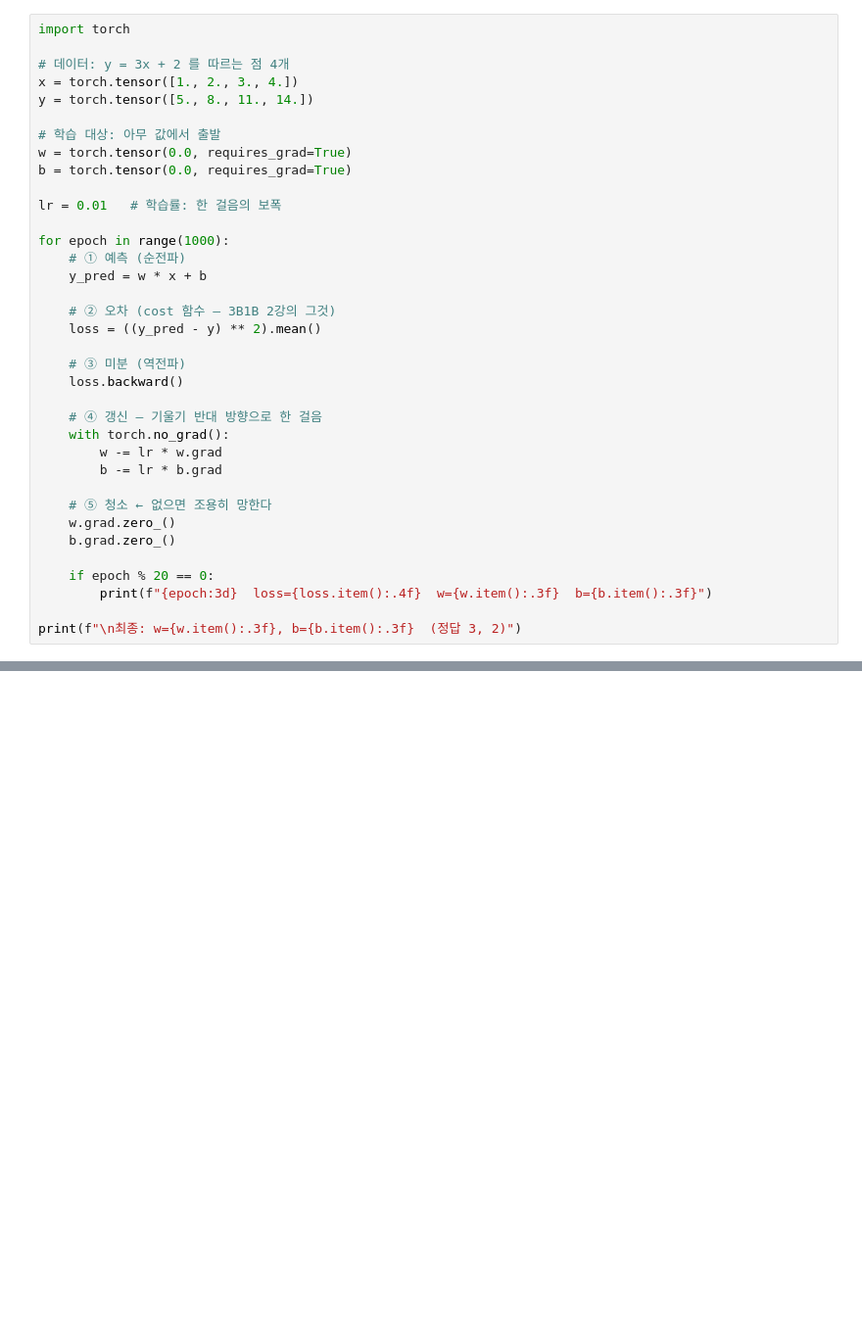
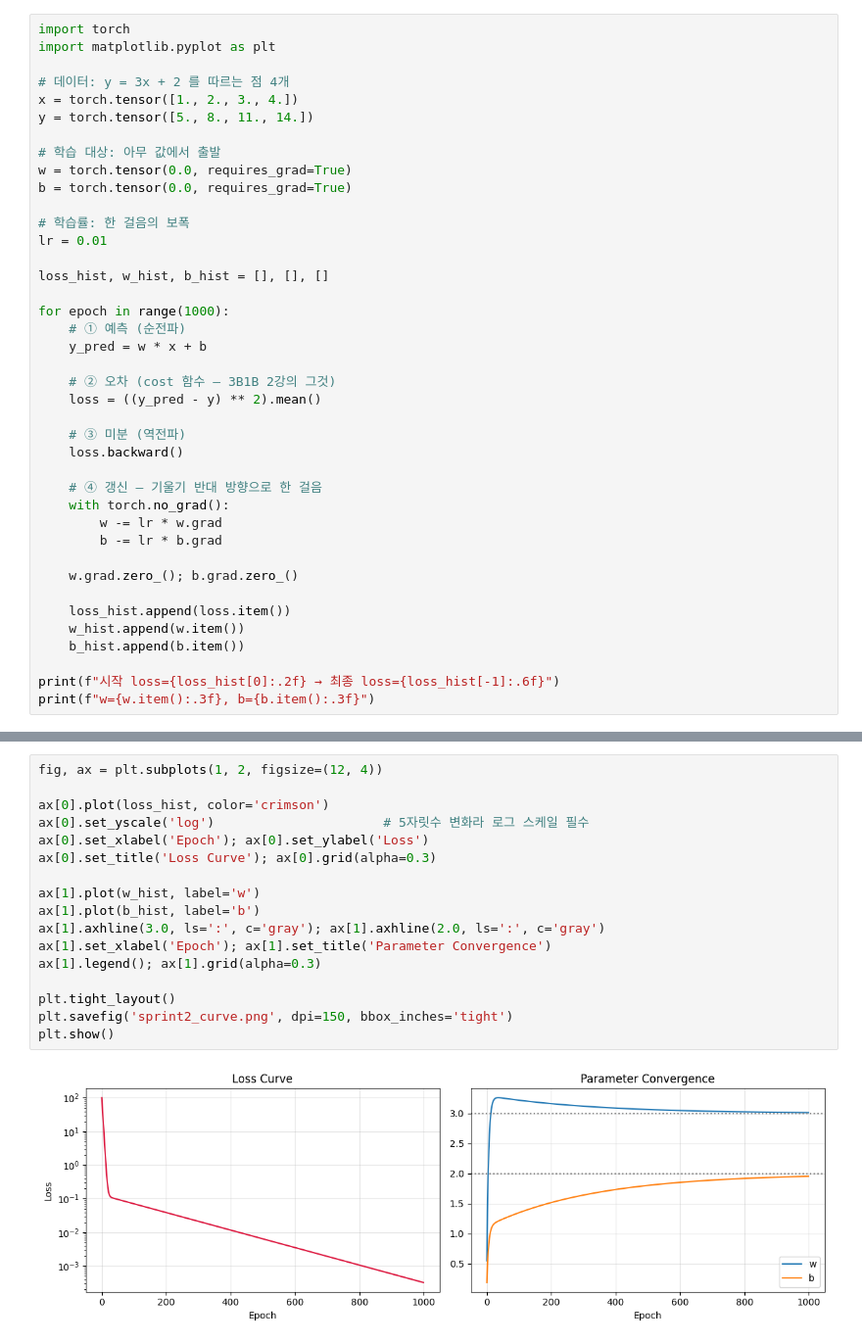
Before and after one commit to jnikem/pytorch-study, a Jupyter notebook: sprint2_training_loop.ipynb, the cells around one changed output, grey strips where cells are left out. Shown at 98% size. Drawn from its saved outputs; the diff is of its cells as text; blank space fills up the shorter version.

Commit message:
sprint2: manual training loop + convergence analysis

```diff
--- a/sprint2_training_loop.ipynb
+++ b/sprint2_training_loop.ipynb
@@ -2,6 +2,7 @@
 <a href="https://colab.research.google.com/github/jnikem/pytorch-study/blob/main/sprint2_training_loop.ipynb" target="_parent"><img src="https://colab.research.google.com/assets/colab-badge.svg" alt="Open In Colab"/></a>
 # %%
 import torch
+import matplotlib.pyplot as plt
 
 # 데이터: y = 3x + 2 를 따르는 점 4개
 x = torch.tensor([1., 2., 3., 4.])
@@ -11,7 +12,10 @@ y = torch.tensor([5., 8., 11., 14.])
 w = torch.tensor(0.0, requires_grad=True)
 b = torch.tensor(0.0, requires_grad=True)
 
-lr = 0.01   # 학습률: 한 걸음의 보폭
+# 학습률: 한 걸음의 보폭
+lr = 0.01
+
+loss_hist, w_hist, b_hist = [], [], []
 
 for epoch in range(1000):
     # ① 예측 (순전파)
@@ -28,12 +32,12 @@ for epoch in range(1000):
         w -= lr * w.grad
         b -= lr * b.grad
 
-    # ⑤ 청소 ← 없으면 조용히 망한다
-    w.grad.zero_()
-    b.grad.zero_()
+    w.grad.zero_(); b.grad.zero_()
 
-    if epoch % 20 == 0:
-        print(f"{epoch:3d}  loss={loss.item():.4f}  w={w.item():.3f}  b={b.item():.3f}")
+    loss_hist.append(loss.item())
+    w_hist.append(w.item())
+    b_hist.append(b.item())
 
-print(f"\n최종: w={w.item():.3f}, b={b.item():.3f}  (정답 3, 2)")
+print(f"시작 loss={loss_hist[0]:.2f} → 최종 loss={loss_hist[-1]:.6f}")
+print(f"w={w.item():.3f}, b={b.item():.3f}")
 # %% [output]
@@ -56,0 +46,19 @@ print(f"\n최종: w={w.item():.3f}, b={b.item():.3f}  (정답 3, 2)")
+# %%
+fig, ax = plt.subplots(1, 2, figsize=(12, 4))
+
+ax[0].plot(loss_hist, color='crimson')
+ax[0].set_yscale('log')                      # 5자릿수 변화라 로그 스케일 필수
+ax[0].set_xlabel('Epoch'); ax[0].set_ylabel('Loss')
+ax[0].set_title('Loss Curve'); ax[0].grid(alpha=0.3)
+
+ax[1].plot(w_hist, label='w')
+ax[1].plot(b_hist, label='b')
+ax[1].axhline(3.0, ls=':', c='gray'); ax[1].axhline(2.0, ls=':', c='gray')
+ax[1].set_xlabel('Epoch'); ax[1].set_title('Parameter Convergence')
+ax[1].legend(); ax[1].grid(alpha=0.3)
+
+plt.tight_layout()
+plt.savefig('sprint2_curve.png', dpi=150, bbox_inches='tight')
+plt.show()
+# %% [output]
+[figure, added]
```
Also changed, not shown: parts of 1 cell of this notebook.
